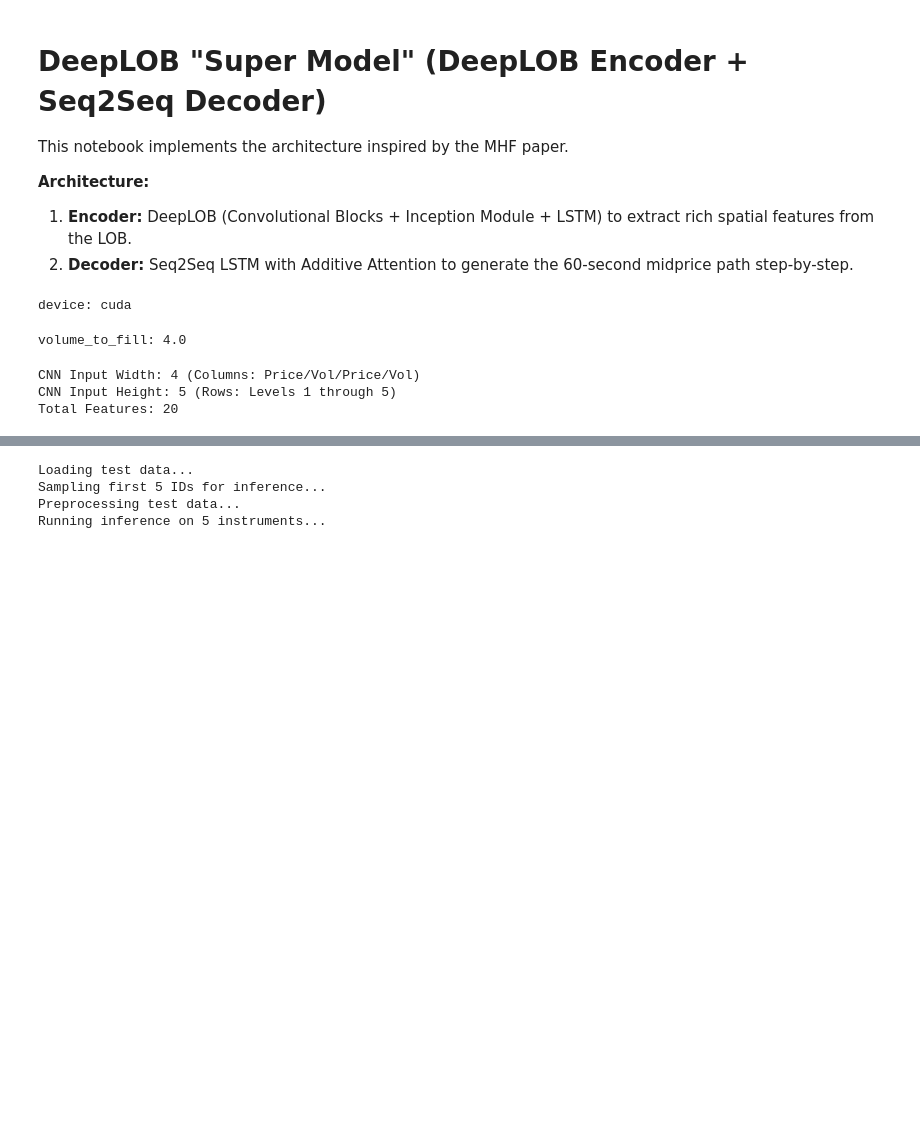
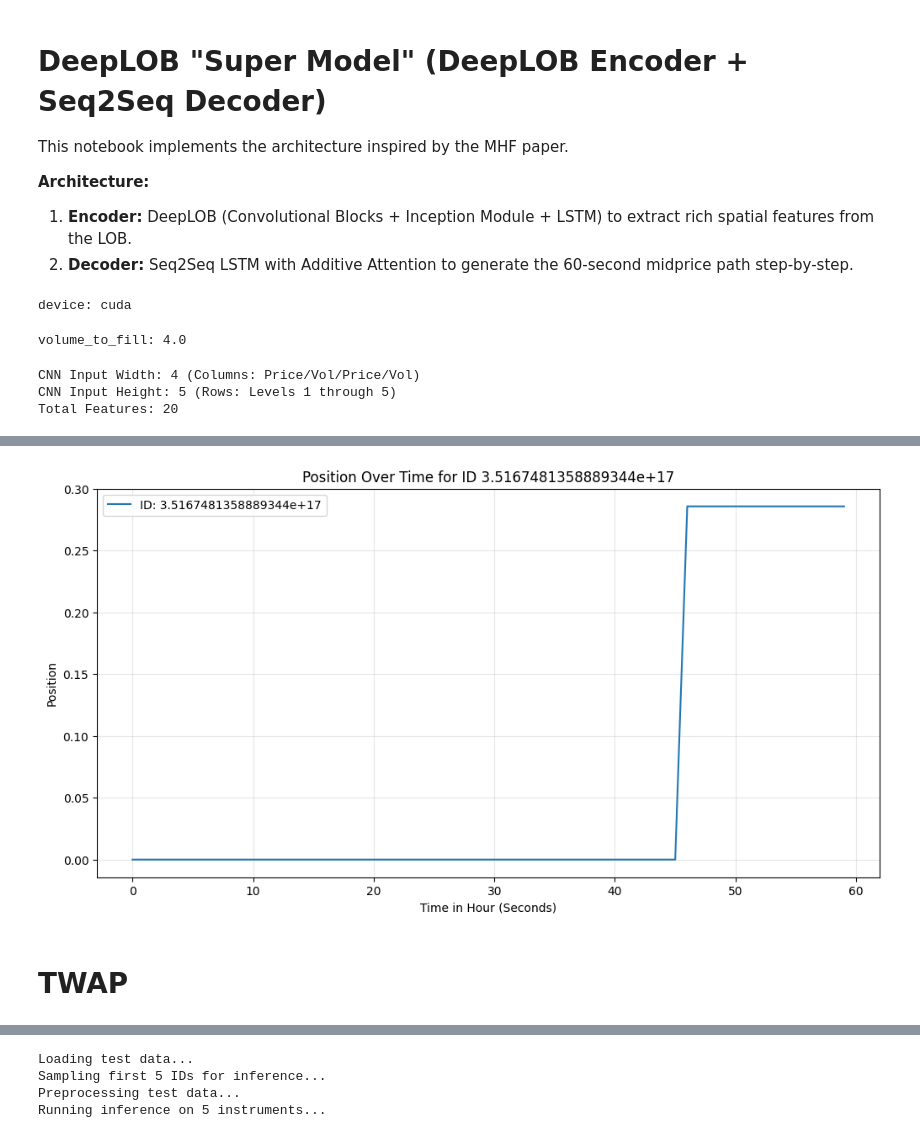
Before and after one commit to JosephZacharyGawlik/Ultramarin, a Jupyter notebook: mhf-final.ipynb, the cells around one changed output, grey strips where cells are left out. Drawn from its saved outputs; the diff is of its cells as text; code cells hidden in the pictures; blank space fills up the shorter version.

```diff
--- a/mhf-final.ipynb
+++ b/mhf-final.ipynb
@@ -40,6 +46,7 @@ if str(root / "src") not in sys.path:
 symbol_dir = root / "BTCUSDT"
 X_path = symbol_dir / "X_train.parquet"
 Y_path = symbol_dir / "y_train.parquet"
+X_test_path = symbol_dir / "X_test.parquet"
 vol_path = symbol_dir / "vol_to_fill.txt"
 
 volume_to_fill = None
@@ -76,7 +90,7 @@ Total Features: 20
 config = TrainCfg(
 
     # Hyperparameters
-    epochs = 50,
+    epochs = 100,
     batch_size = 32,
     lr = 1e-3,
     weight_decay = 1e-5,
@@ -93,6 +107,7 @@ config = TrainCfg(
     # Features & Data
     x_path = X_path,
     y_path = Y_path,
+    x_test_path = X_test_path,
     feature_cols = FEATURE_COLS,
 )
 
@@ -168,14 +187,16 @@ for i, anon_id in enumerate(val_ids):
     mid_preds = val_preds[i]
     pred_close = mid_preds[-1]
 
-    price_advantage = pred_close - mid_preds
-    price_advantage = np.maximum(price_advantage, 0)
+    price_distance = abs(pred_close - mid_preds)
+    # price_advantage = np.maximum(price_advantage, 0)
 
-    if price_advantage.sum() > 0:
-        weights = price_advantage / price_advantage.sum()
-    else:
-        weights = np.zeros(60)
-        weights[-14:] = 1.0 / 14  # Fallback to TWAP
+    weights = 1 - (price_distance / price_distance.sum())
+
+    # if price_advantage.sum() > 0:
+    #     weights = price_advantage / price_advantage.sum()
+    # else:
+    #     weights = np.zeros(60)
+    #     weights[-14:] = 1.0 / 14  # Fallback to TWAP
 
     model_positions = weights * volume_to_fill
 
@@ -218,3 +307,31 @@ Max:    8.7199 bps
+# %%
+import matplotlib.pyplot as plt
+
+# 1. Extract the scalar value
+# Using .iloc[0] ensures you get the value, not a Series
+target_id = test_positions["anonymized_id"].iloc[300]
+
+# 2. Filter using Pandas boolean indexing
+# We use the standard bracket notation here
+specific_df = test_positions[test_positions["anonymized_id"] == target_id].copy()
+
+# 3. Sort by time
+specific_df = specific_df.sort_values("time_in_hour")
+
+# 4. Plot
+plt.figure(figsize=(12, 6))
+plt.plot(specific_df["time_in_hour"], specific_df["position"], label=f"ID: {target_id}")
+
+plt.title(f"Position Over Time for ID {target_id}")
+plt.xlabel("Time in Hour (Seconds)")
+plt.ylabel("Position")
+plt.grid(True, alpha=0.3)
+plt.legend()
+plt.show()
+# %% [output]
+[figure, added]
+# %% [markdown]
+# TWAP
 # %%
 # Implementation error for the baseline (TWAP)
 
```
Also changed, not shown: parts of 23 cells of this notebook, 2 other files.
